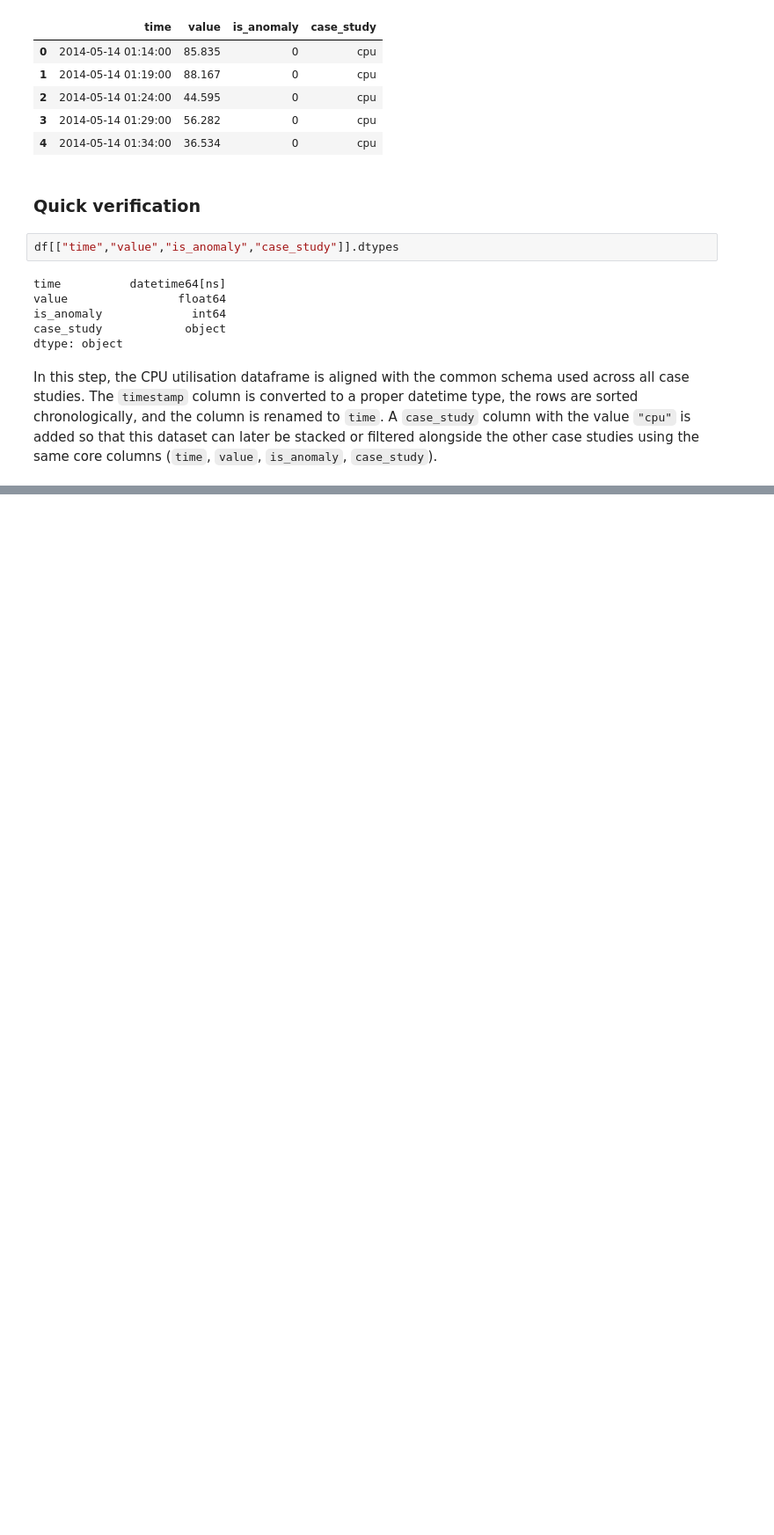
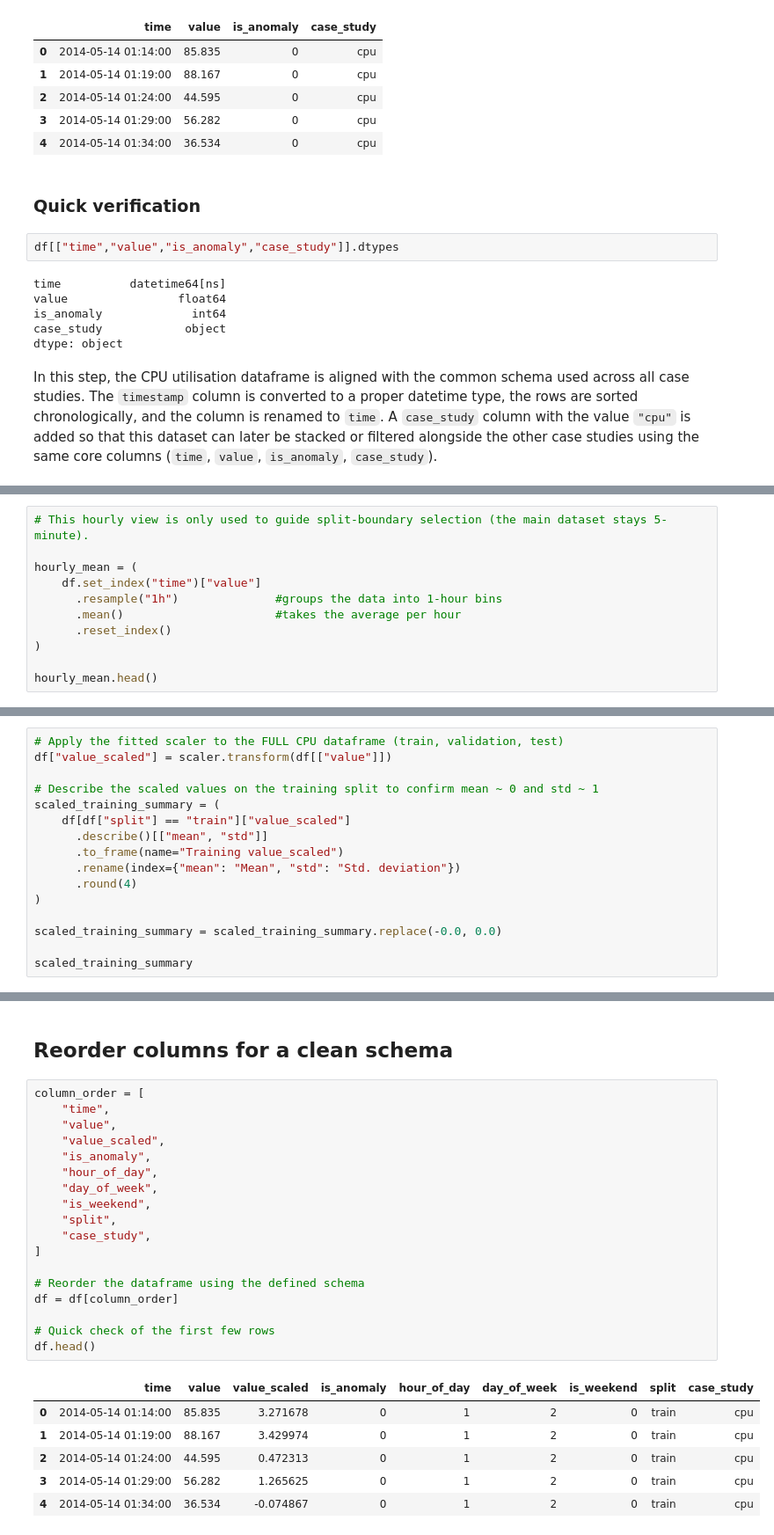
Before and after one commit to Nandipha996/Anomaly-Detection-Research, a Jupyter notebook: notebooks/02_preprocessing_cpu_utilisation.ipynb, the cells around one changed output, grey strips where cells are left out. Shown: that part at 88% size. Drawn from its saved outputs; the diff is of its cells as text; blank space fills up the shorter version.

Commit message:
Completed CPU dataset preprocessing

```diff
--- a/notebooks/02_preprocessing_cpu_utilisation.ipynb
+++ b/notebooks/02_preprocessing_cpu_utilisation.ipynb
@@ -173,0 +343,11 @@ missing_values_df
+# %%
+# This hourly view is only used to guide split-boundary selection (the main dataset stays 5-minute).
+
+hourly_mean = (
+    df.set_index("time")["value"]
+      .resample("1h")              #groups the data into 1-hour bins
+      .mean()                      #takes the average per hour
+      .reset_index()
+)
+
+hourly_mean.head()
@@ -173,0 +880,16 @@ missing_values_df
+# %%
+# Apply the fitted scaler to the FULL CPU dataframe (train, validation, test)
+df["value_scaled"] = scaler.transform(df[["value"]])
+
+# Describe the scaled values on the training split to confirm mean ~ 0 and std ~ 1
+scaled_training_summary = (
+    df[df["split"] == "train"]["value_scaled"]
+      .describe()[["mean", "std"]]
+      .to_frame(name="Training value_scaled")
+      .rename(index={"mean": "Mean", "std": "Std. deviation"})
+      .round(4)
+)
+
+scaled_training_summary = scaled_training_summary.replace(-0.0, 0.0)
+
+scaled_training_summary
@@ -173,0 +917,27 @@ missing_values_df
+# %% [markdown]
+## Reorder columns for a clean schema
+# %%
+column_order = [
+    "time",
+    "value",
+    "value_scaled",
+    "is_anomaly",
+    "hour_of_day",
+    "day_of_week",
+    "is_weekend",
+    "split",
+    "case_study",
+]
+
+# Reorder the dataframe using the defined schema
+df = df[column_order]
+
+# Quick check of the first few rows
+df.head()
+# %% [output]
+|  | time | value | value_scaled | is_anomaly | hour_of_day | day_of_week | is_weekend | split | case_study |
+| 0 | 2014-05-14 01:14:00 | 85.835 | 3.271678 | 0 | 1 | 2 | 0 | train | cpu |
+| 1 | 2014-05-14 01:19:00 | 88.167 | 3.429974 | 0 | 1 | 2 | 0 | train | cpu |
+| 2 | 2014-05-14 01:24:00 | 44.595 | 0.472313 | 0 | 1 | 2 | 0 | train | cpu |
+| 3 | 2014-05-14 01:29:00 | 56.282 | 1.265625 | 0 | 1 | 2 | 0 | train | cpu |
+| 4 | 2014-05-14 01:34:00 | 36.534 | -0.074867 | 0 | 1 | 2 | 0 | train | cpu |
```
Also changed, not shown: parts of 60 cells of this notebook.
